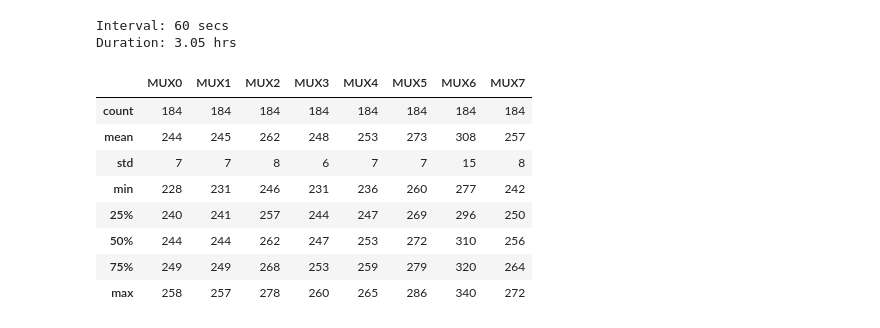
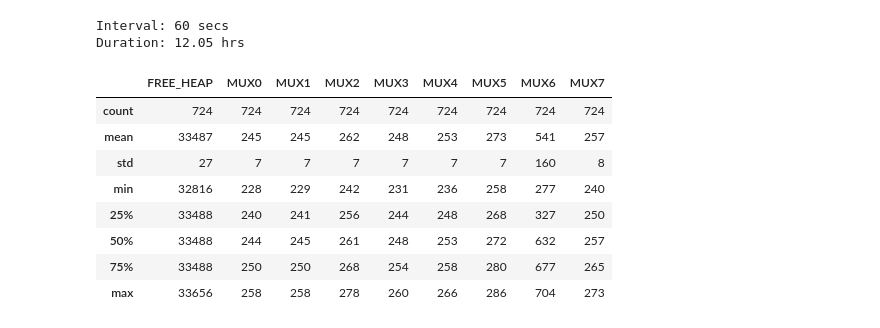
Before and after one commit to mygs/babilonia, a Jupyter notebook: research/terrace/osasco.ipynb, the cells around one changed output. Drawn from its saved outputs; the diff is of its cells as text; code cells hidden in the pictures.

```diff
--- a/research/terrace/osasco.ipynb
+++ b/research/terrace/osasco.ipynb
@@ -14,8 +14,9 @@ with open('../../server/app/config.json') as json_data_file:
 user, password, host, database = re.match('mysql://(.*?):(.*?)@(.*?)/(.*)', url).groups()
 conn = pymysql.connect(host=host,port=3306,user=user,passwd=password,db=database)
 # %%
-query="""
+query_39732c="""
     SELECT  TIMESTAMP,
+            DATA->'$.DATA.NODE.FREE_HEAP' AS FREE_HEAP,
             DATA->'$.DATA.CAPACITIVEMOISTURE.MUX0' AS MUX0,
             DATA->'$.DATA.CAPACITIVEMOISTURE.MUX1' AS MUX1,
             DATA->'$.DATA.CAPACITIVEMOISTURE.MUX2' AS MUX2,
@@ -28,22 +29,31 @@ query="""
     WHERE NODE_ID='oasis-39732c'
     ORDER BY TIMESTAMP asc
     """
-df = pd.read_sql_query(query, conn).astype(int)
+df = pd.read_sql_query(query_39732c, conn).astype(int)
+query_397c0e="""
+    SELECT  TIMESTAMP,
+            DATA->'$.DATA.DHT.TEMPERATURE' AS TEMPERATURE,
+            DATA->'$.DATA.DHT.HUMIDITY' AS HUMIDITY
+    FROM OASIS_DATA
+    WHERE NODE_ID='oasis-397c0e'
+    ORDER BY TIMESTAMP asc
+    """
+dft = pd.read_sql_query(query_397c0e, conn).astype(int)
 # %%
 print("Interval:", df['TIMESTAMP'][1] - df['TIMESTAMP'][0], "secs")
 print("Duration:", int(df['TIMESTAMP'].tail(1) - df['TIMESTAMP'][0])/3600, "hrs")
 # %% [output]
 Interval: 60 secs
-Duration: 3.05 hrs
+Duration: 12.05 hrs
 # %%
-df[['MUX0','MUX1','MUX2','MUX3','MUX4','MUX5','MUX6','MUX7']].describe()
+df[['FREE_HEAP','MUX0','MUX1','MUX2','MUX3','MUX4','MUX5','MUX6','MUX7']].describe()
 # %% [output]
-|  | MUX0 | MUX1 | MUX2 | MUX3 | MUX4 | MUX5 | MUX6 | MUX7 |
-| count | 184 | 184 | 184 | 184 | 184 | 184 | 184 | 184 |
-| mean | 244 | 245 | 262 | 248 | 253 | 273 | 308 | 257 |
-| std | 7 | 7 | 8 | 6 | 7 | 7 | 15 | 8 |
-| min | 228 | 231 | 246 | 231 | 236 | 260 | 277 | 242 |
-| 25% | 240 | 241 | 257 | 244 | 247 | 269 | 296 | 250 |
-| 50% | 244 | 244 | 262 | 247 | 253 | 272 | 310 | 256 |
-| 75% | 249 | 249 | 268 | 253 | 259 | 279 | 320 | 264 |
-| max | 258 | 257 | 278 | 260 | 265 | 286 | 340 | 272 |
+|  | FREE_HEAP | MUX0 | MUX1 | MUX2 | MUX3 | MUX4 | MUX5 | MUX6 | MUX7 |
+| count | 724 | 724 | 724 | 724 | 724 | 724 | 724 | 724 | 724 |
+| mean | 33487 | 245 | 245 | 262 | 248 | 253 | 273 | 541 | 257 |
+| std | 27 | 7 | 7 | 7 | 7 | 7 | 7 | 160 | 8 |
+| min | 32816 | 228 | 229 | 242 | 231 | 236 | 258 | 277 | 240 |
+| 25% | 33488 | 240 | 241 | 256 | 244 | 248 | 268 | 327 | 250 |
+| 50% | 33488 | 244 | 245 | 261 | 248 | 253 | 272 | 632 | 257 |
+| 75% | 33488 | 250 | 250 | 268 | 254 | 258 | 280 | 677 | 265 |
+| max | 33656 | 258 | 258 | 278 | 260 | 266 | 286 | 704 | 273 |
```
Also changed, not shown: parts of 5 cells of this notebook.
